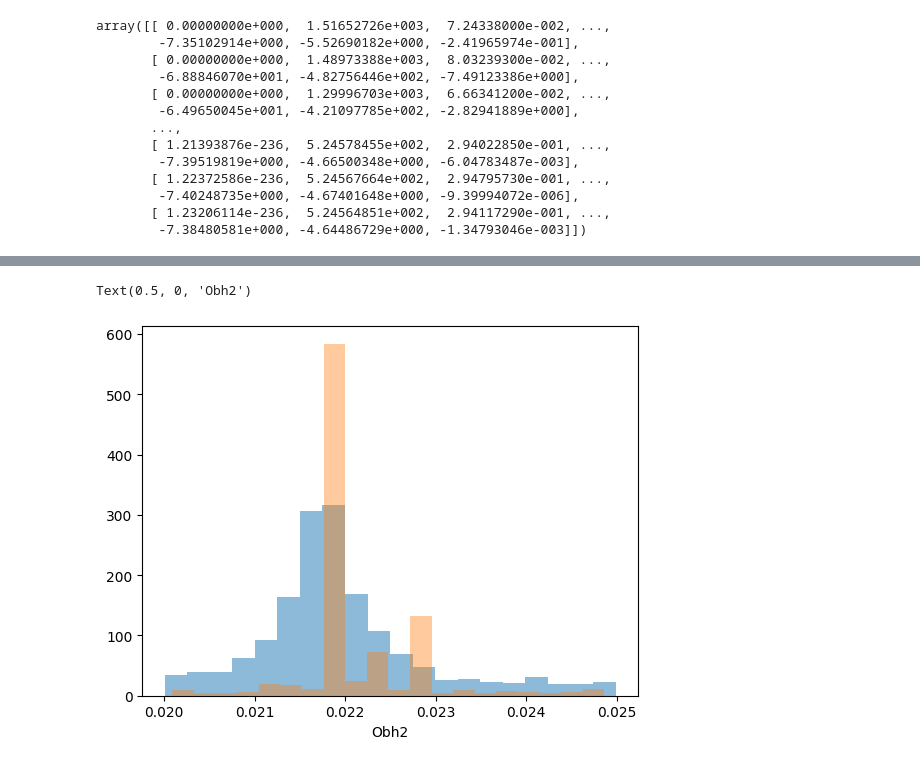
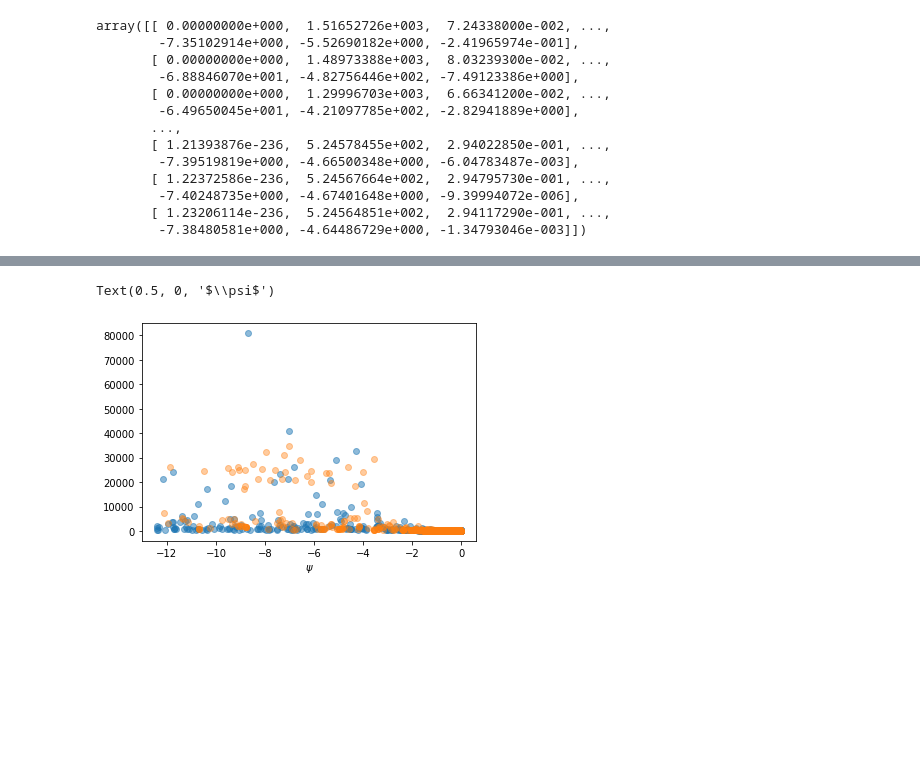
Before and after one commit to igomezv/cosmo_tools, a Jupyter notebook: models/genetic_paper/plots.ipynb, the cells around one changed output, grey strips where cells are left out. Drawn from its saved outputs; the diff is of its cells as text; code cells hidden in the pictures; blank space fills up the shorter version.

Commit message:
update genetic notebook

```diff
--- a/models/genetic_paper/plots.ipynb
+++ b/models/genetic_paper/plots.ipynb
@@ -637,6 +641,6 @@ theory_prior       -2.4991539E-01 -2.6366368E-05 6.9158928E-310 -8.9451309E-06 6
 # %%
-data1 = np.loadtxt(dir_name+"Grad_phy_BBAO+HD_nested_multi_1.txt", delimiter=' ')
-data2 = np.loadtxt(dir_name+"Grad_phy_BBAO+HD_ga_deap_1.txt", delimiter=' ')
+data1 = np.loadtxt(dir_name+"Grad_phy_HD+SN+BBAO_nested_multi_1.txt", delimiter=' ')
+data2 = np.loadtxt(dir_name+"Grad_phy_HD+SN+BBAO_ga_deap_1.txt", delimiter=' ')
 data
 # %% [output]
 array([[ 0.00000000e+000,  1.51652726e+003,  7.24338000e-002, ...,
@@ -664,11 +668,18 @@ Text(0.5, 0, '$\\psi$')
+# %%
+# \psi \equiv -3\gamma (\lambda -1)
+def gamma_to_psi(gamma_vals):
+    glambda = -20
+    psi = -3*gamma_vals*(glambda-1)
+    return psi
 # %%
-plt.hist(data1[:,3], bins=20, label='nested', alpha=0.5)
-plt.hist(data2[:,3], bins=20, label='genetic', alpha=0.4)
+plt.scatter(gamma_to_psi(data1[:,5]), data1[:,1], label='nested', alpha=0.5)
+plt.scatter(gamma_to_psi(data2[:,5]), data2[:,1], label='genetic', alpha=0.4)
 # plt.scatter(data2[:,3], data2[:,5])
-plt.xlabel('Obh2')
+plt.xlabel('$\psi$')
+# plt.xlim(-5, 50)
 # %% [output]
-Text(0.5, 0, 'Obh2')
+Text(0.5, 0, '$\\psi$')
-[figure, old version]
+[figure, new version]
 # %%
 fig, ax = plt.subplots()
 
```
Also changed, not shown: parts of 26 cells of this notebook.
